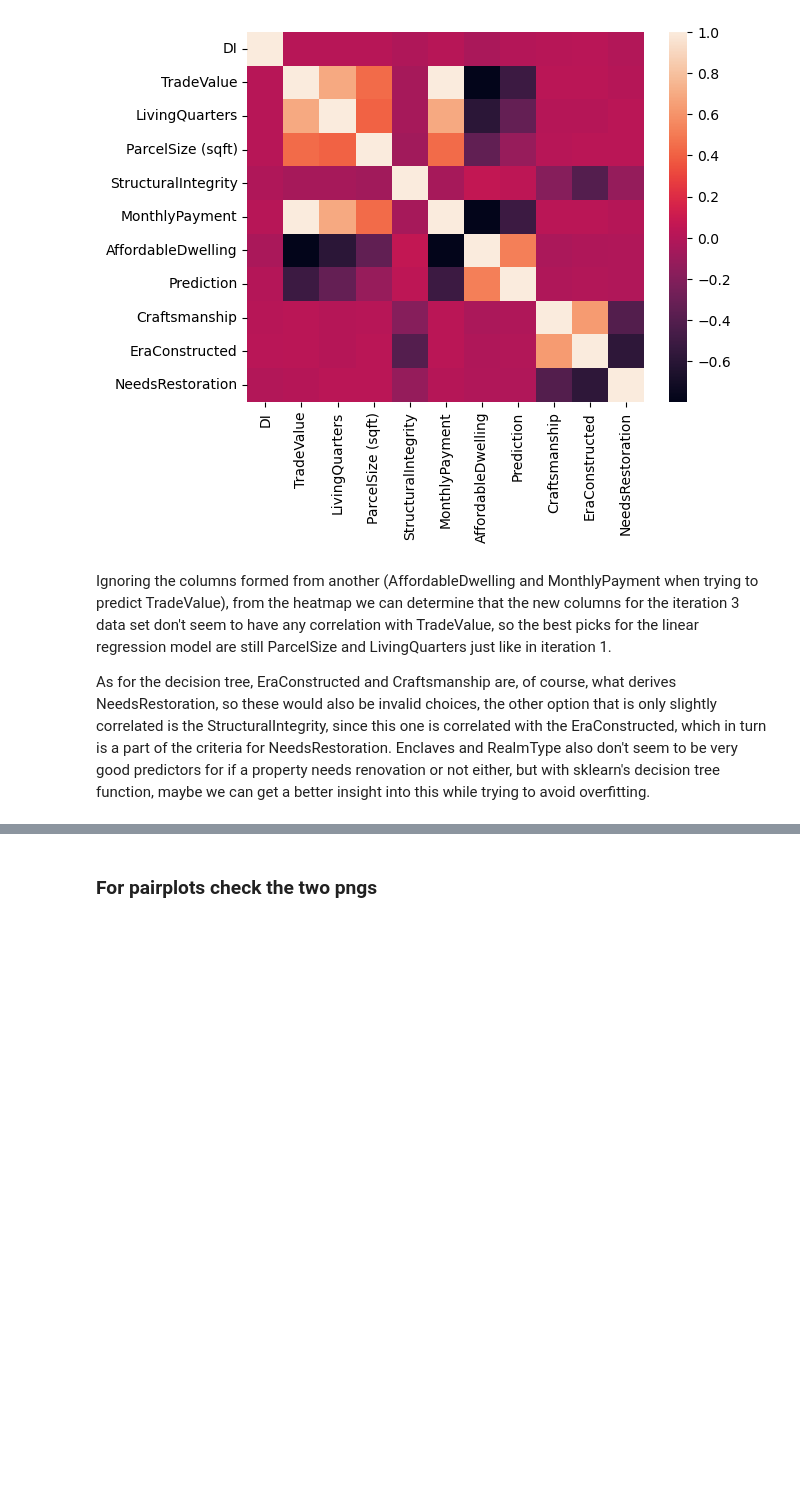
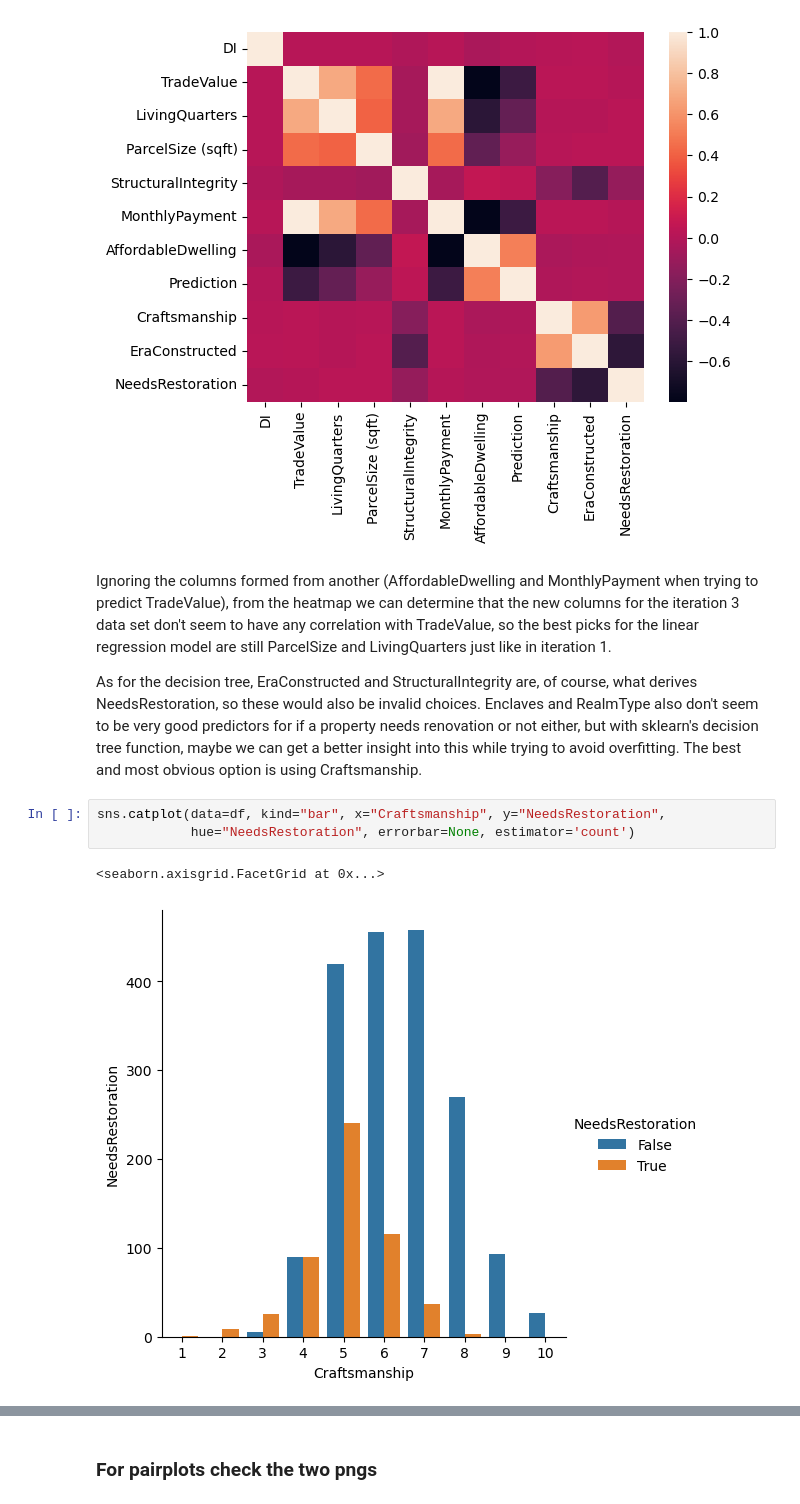
Before and after one commit to RaineScarlett/dsreport, a Jupyter notebook: iteration3.ipynb, the cells around one changed output, grey strips where cells are left out. Cells and saved outputs as stored; diff of their text form; blank space fills up the shorter version.

```diff
--- a/iteration3.ipynb
+++ b/iteration3.ipynb
@@ -334,4 +337,10 @@ sns.heatmap(df.corr(numeric_only=True, method='spearman'))
 # %% [markdown]
 Ignoring the columns formed from another (AffordableDwelling and MonthlyPayment when trying to predict TradeValue), from the heatmap we can determine that the new columns for the iteration 3 data set don't seem to have any correlation with TradeValue, so the best picks for the linear regression model are still ParcelSize and LivingQuarters just like in iteration 1.
 
-As for the decision tree, EraConstructed and Craftsmanship are, of course, what derives NeedsRestoration, so these would also be invalid choices, the other option that is only slightly correlated is the StructuralIntegrity, since this one is correlated with the EraConstructed, which in turn is a part of the criteria for NeedsRestoration. Enclaves and RealmType also don't seem to be very good predictors for if a property needs renovation or not either, but with sklearn's decision tree function, maybe we can get a better insight into this while trying to avoid overfitting.
+As for the decision tree, EraConstructed and StructuralIntegrity are, of course, what derives NeedsRestoration, so these would also be invalid choices. Enclaves and RealmType also don't seem to be very good predictors for if a property needs renovation or not either, but with sklearn's decision tree function, maybe we can get a better insight into this while trying to avoid overfitting. The best and most obvious option is using Craftsmanship.
+# %%
+sns.catplot(data=df, kind="bar", x="Craftsmanship", y="NeedsRestoration",
+            hue="NeedsRestoration", errorbar=None, estimator='count')
+# %% [output]
+<seaborn.axisgrid.FacetGrid at 0x...>
+[figure, added]
```
Also changed, not shown: parts of 17 cells of this notebook, 1 other file.
